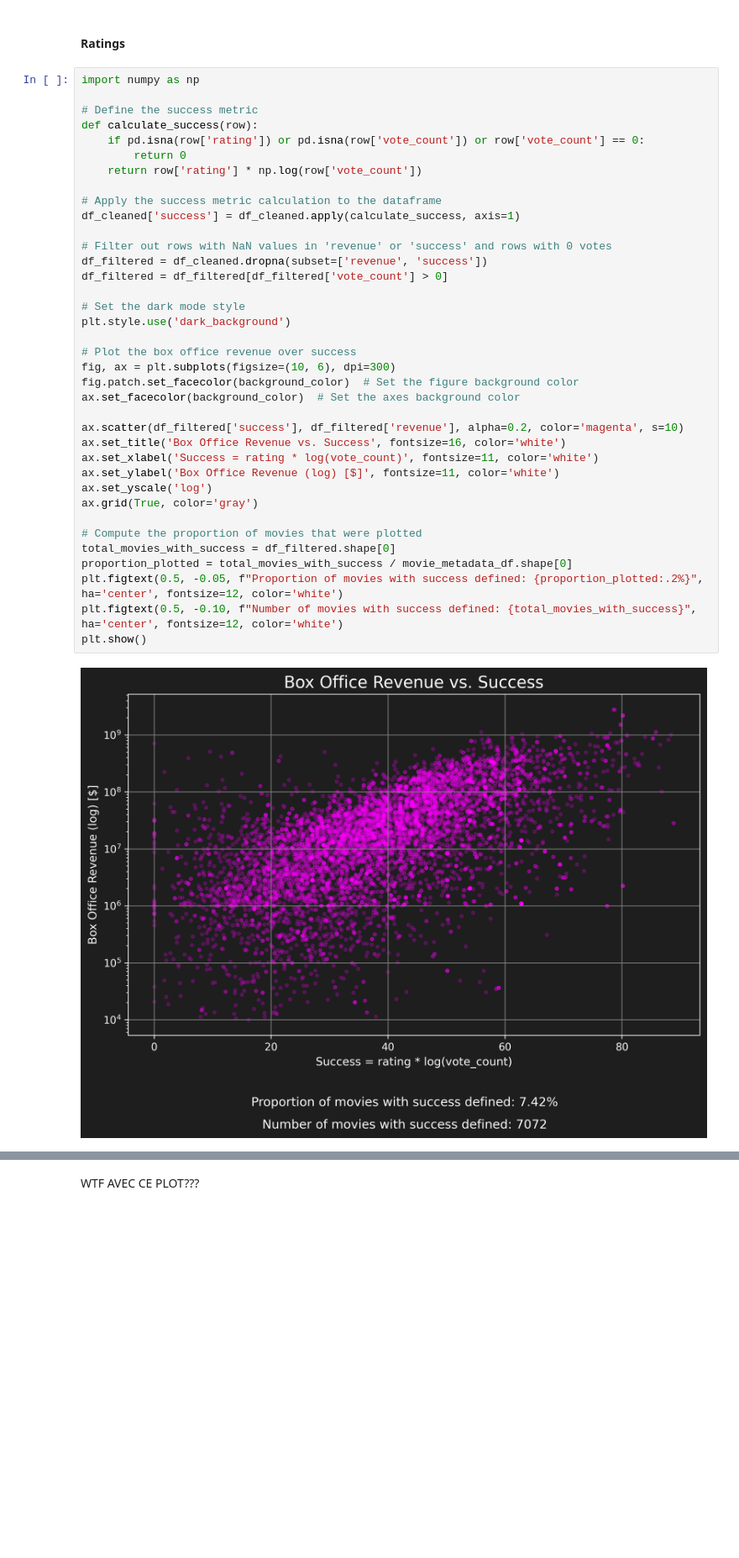
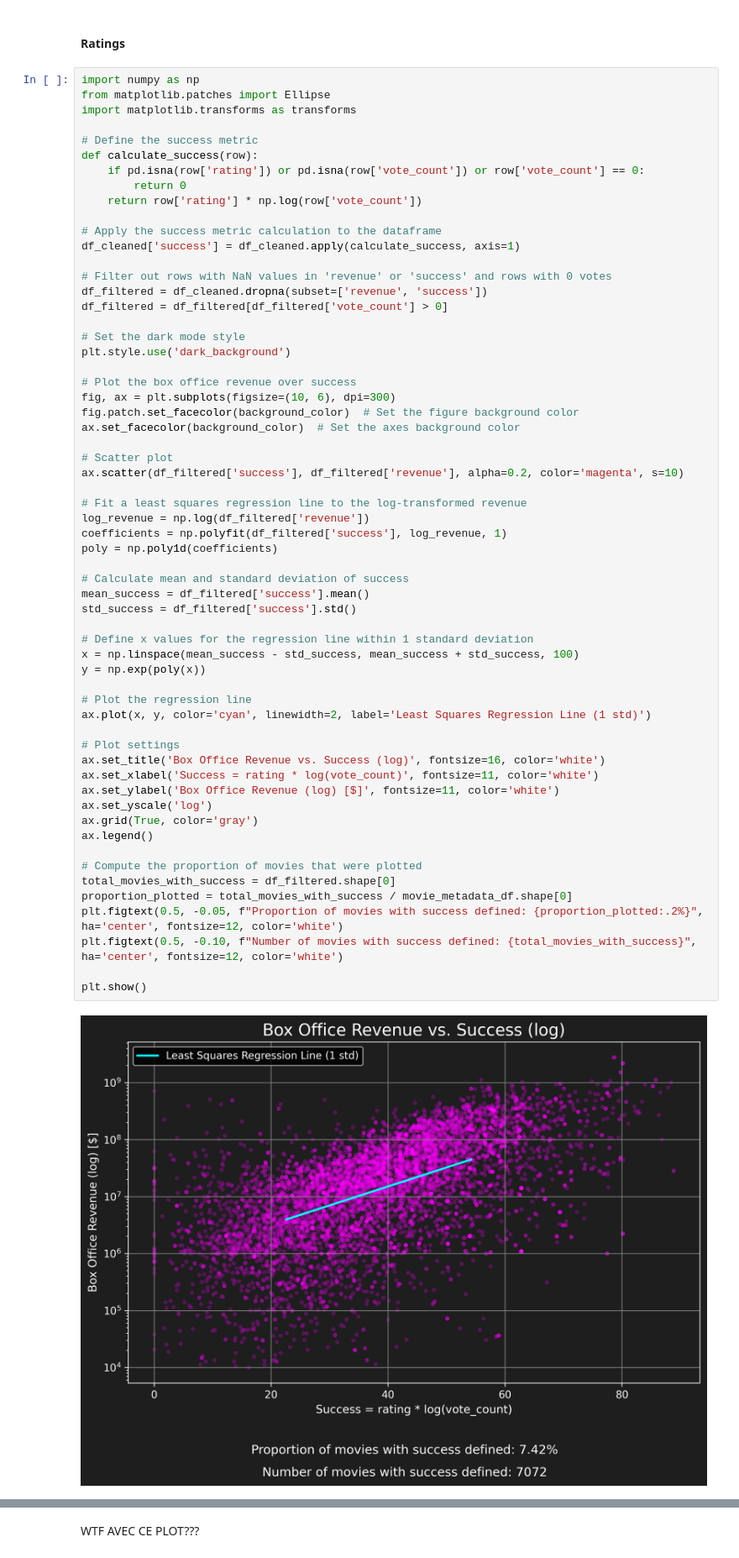
Before and after one commit to epfl-ada/ada-2024-project-spaghetti-raclette-tangyuan-horizon-nexus, a Jupyter notebook: results.ipynb, the cells around one changed output, grey strips where cells are left out. Shown at 84% size. Saved outputs shown, nothing was run; the diff lists cells and outputs as text; blank space fills up the shorter version.

```diff
--- a/results.ipynb
+++ b/results.ipynb
@@ -324,6 +259,8 @@ ValueError: Actor 'nan' not found in the dataset.
 #### Ratings
 # %%
 import numpy as np
+from matplotlib.patches import Ellipse
+import matplotlib.transforms as transforms
 
 # Define the success metric
 def calculate_success(row):
@@ -332,35 +269,56 @@ def calculate_success(row):
     return row['rating'] * np.log(row['vote_count'])
 
 # Apply the success metric calculation to the dataframe
 df_cleaned['success'] = df_cleaned.apply(calculate_success, axis=1)
 
 # Filter out rows with NaN values in 'revenue' or 'success' and rows with 0 votes
 df_filtered = df_cleaned.dropna(subset=['revenue', 'success'])
 df_filtered = df_filtered[df_filtered['vote_count'] > 0]
 
 # Set the dark mode style
 plt.style.use('dark_background')
 
 # Plot the box office revenue over success
 fig, ax = plt.subplots(figsize=(10, 6), dpi=300)
 fig.patch.set_facecolor(background_color)  # Set the figure background color
 ax.set_facecolor(background_color)  # Set the axes background color
 
+# Scatter plot
 ax.scatter(df_filtered['success'], df_filtered['revenue'], alpha=0.2, color='magenta', s=10)
-ax.set_title('Box Office Revenue vs. Success', fontsize=16, color='white')
+
+# Fit a least squares regression line to the log-transformed revenue
+log_revenue = np.log(df_filtered['revenue'])
+coefficients = np.polyfit(df_filtered['success'], log_revenue, 1)
+poly = np.poly1d(coefficients)
+
+# Calculate mean and standard deviation of success
+mean_success = df_filtered['success'].mean()
+std_success = df_filtered['success'].std()
+
+# Define x values for the regression line within 1 standard deviation
+x = np.linspace(mean_success - std_success, mean_success + std_success, 100)
+y = np.exp(poly(x))
+
+# Plot the regression line
+ax.plot(x, y, color='cyan', linewidth=2, label='Least Squares Regression Line (1 std)')
+
+# Plot settings
+ax.set_title('Box Office Revenue vs. Success (log)', fontsize=16, color='white')
 ax.set_xlabel('Success = rating * log(vote_count)', fontsize=11, color='white')
 ax.set_ylabel('Box Office Revenue (log) [$]', fontsize=11, color='white')
 ax.set_yscale('log')
 ax.grid(True, color='gray')
+ax.legend()
 
 # Compute the proportion of movies that were plotted
 total_movies_with_success = df_filtered.shape[0]
 proportion_plotted = total_movies_with_success / movie_metadata_df.shape[0]
 plt.figtext(0.5, -0.05, f"Proportion of movies with success defined: {proportion_plotted:.2%}", ha='center', fontsize=12, color='white')
 plt.figtext(0.5, -0.10, f"Number of movies with success defined: {total_movies_with_success}", ha='center', fontsize=12, color='white')
+
 plt.show()
 # %% [output]
-[figure, old version]
+[figure, new version]
 # %% [markdown]
 #### Actors
 
```
Also changed, not shown: parts of 3 cells of this notebook.
